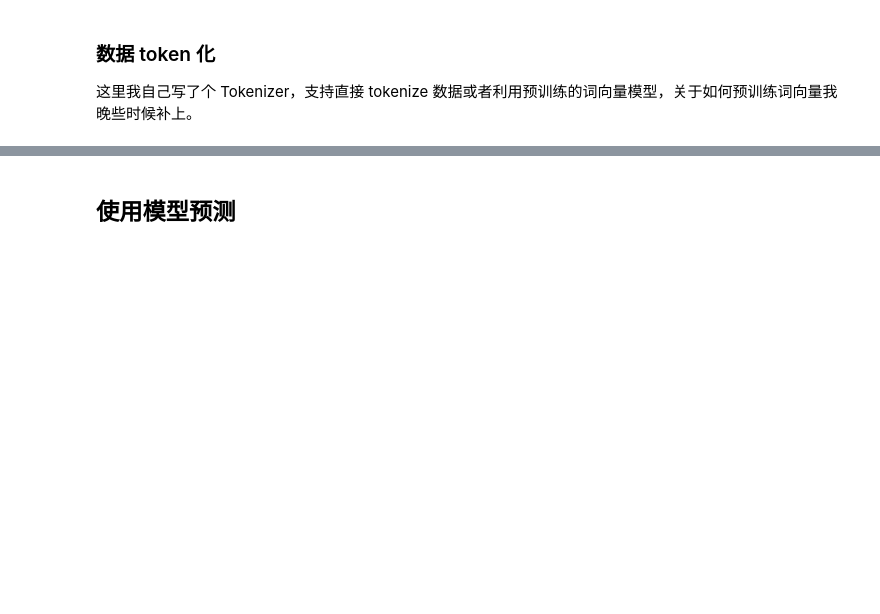
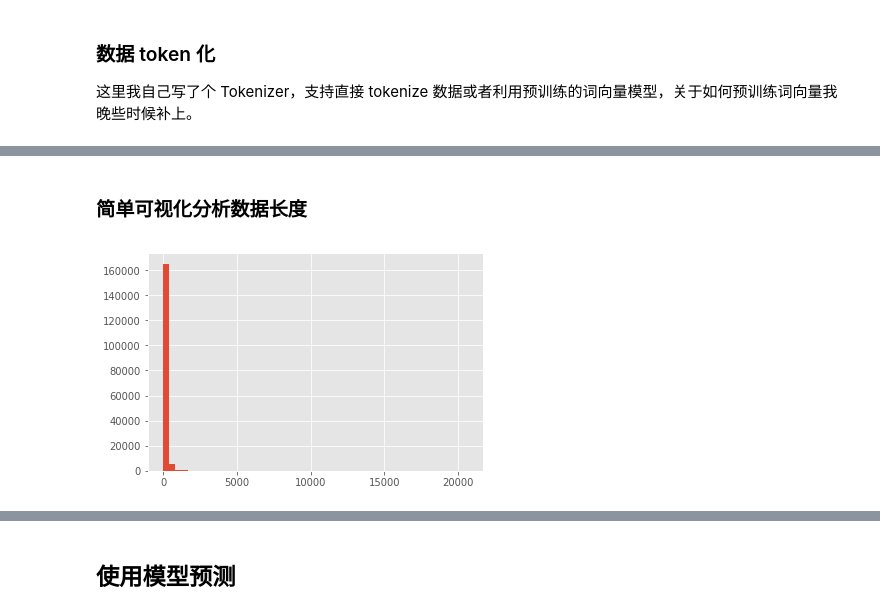
Before and after one commit to BrikerMan/classic_chinese_punctuate, a Jupyter notebook: example.ipynb, the cells around one changed output, grey strips where cells are left out. Drawn from its saved outputs; the diff is of its cells as text; code cells hidden in the pictures; blank space fills up the shorter version.

```diff
--- a/example.ipynb
+++ b/example.ipynb
@@ -1,5 +1,8 @@
 # %%
 from utils import helper
+import matplotlib.pyplot as plt
+from IPython.display import display, HTML
+plt.style.use("ggplot")
 
 # define macros
 ORIGINAL_DATA_PATH = '/Users/brikerman/Downloads/殆知阁古代文献藏书/史藏/编年'
@@ -37,5 +64,5 @@ tokenizer.load('./data/embedding/')
 # token 化数据
 marked_file_path = os.path.join(TARGET_DATA_PATH, 'marked')
 tokenizer.max_length = MAX_SEQUENCE_LENGTH
-tokenizer.tokenize_files(files_path=marked_file_path,
-                         data_path='./data')
+files_info = tokenizer.tokenize_files(files_path=marked_file_path,
+                                      data_path='./data')
@@ -41,0 +86,7 @@ tokenizer.tokenize_files(files_path=marked_file_path,
+# %% [markdown]
+### 简单可视化分析数据长度
+# %%
+plt.hist(files_info['length'], bins=50)
+plt.show()
+# %% [output]
+[figure, added]
```
Also changed, not shown: parts of 9 cells of this notebook, 2 other files.
